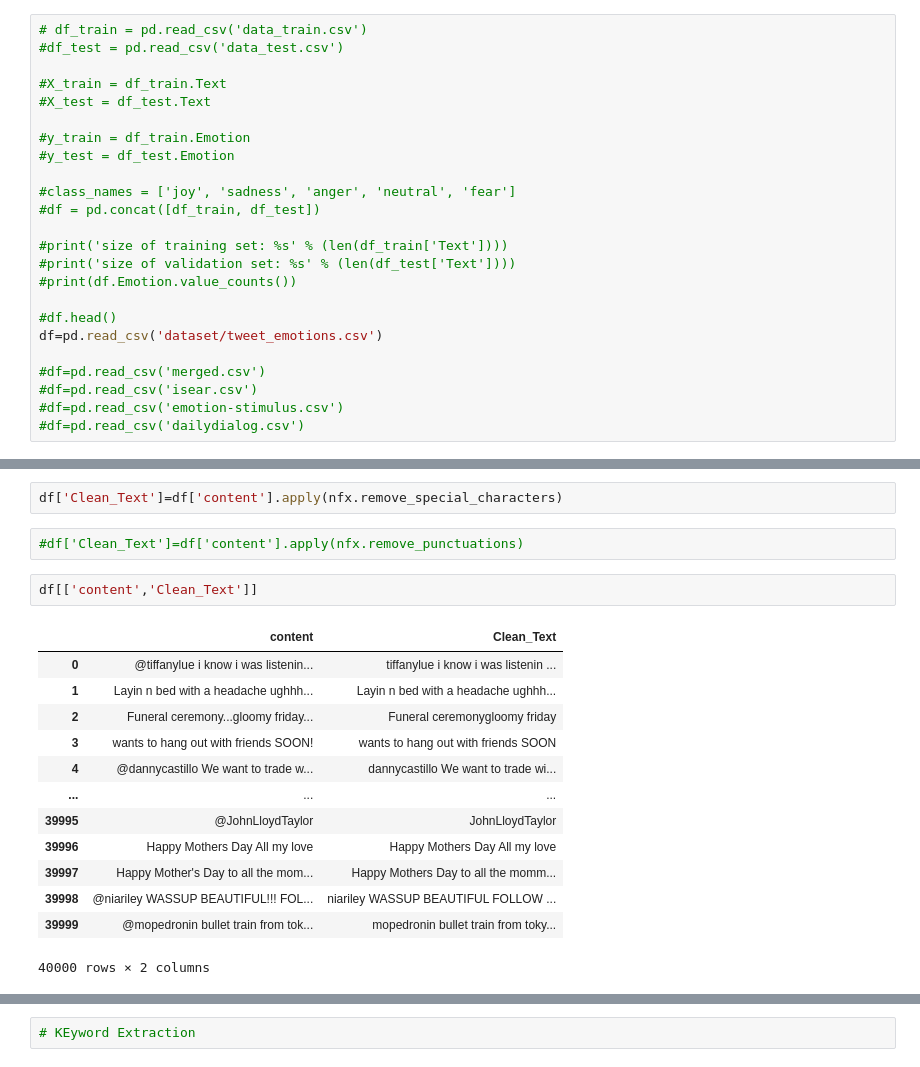
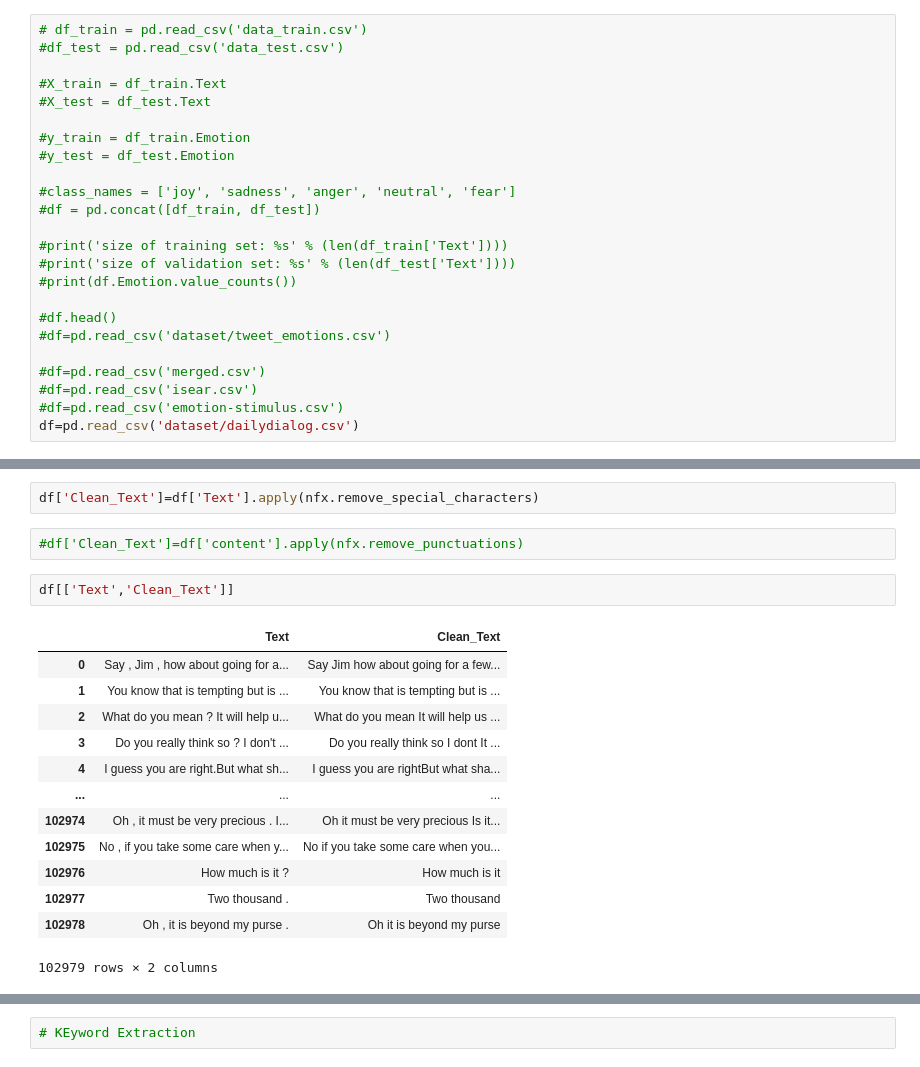
Before and after one commit to yasinicl/Emotion-Recognition, a Jupyter notebook: Emotion Recognition.ipynb, the cells around one changed output, grey strips where cells are left out. Saved outputs shown, nothing was run; the diff lists cells and outputs as text.

```diff
--- a/Emotion Recognition.ipynb
+++ b/Emotion Recognition.ipynb
@@ -24,12 +24,12 @@ import neattext.functions as nfx
 #print(df.Emotion.value_counts())
 
 #df.head()
-df=pd.read_csv('dataset/tweet_emotions.csv')
+#df=pd.read_csv('dataset/tweet_emotions.csv')
 
 #df=pd.read_csv('merged.csv')
 #df=pd.read_csv('isear.csv')
 #df=pd.read_csv('emotion-stimulus.csv')
-#df=pd.read_csv('dailydialog.csv')
+df=pd.read_csv('dataset/dailydialog.csv')
 # %%
 df.head()
 # %% [output]
@@ -130,25 +122,25 @@ dir(nfx)
  'word_freq',
  'word_length_freq']
 # %%
-df['Clean_Text']=df['content'].apply(nfx.remove_special_characters)
+df['Clean_Text']=df['Text'].apply(nfx.remove_special_characters)
 # %%
 #df['Clean_Text']=df['content'].apply(nfx.remove_punctuations)
 # %%
-df[['content','Clean_Text']]
+df[['Text','Clean_Text']]
 # %% [output]
-|  | content | Clean_Text |
-| 0 | @tiffanylue i know i was listenin... | tiffanylue i know i was listenin ... |
-| 1 | Layin n bed with a headache ughhh... | Layin n bed with a headache ughhh... |
-| 2 | Funeral ceremony...gloomy friday... | Funeral ceremonygloomy friday |
-| 3 | wants to hang out with friends SOON! | wants to hang out with friends SOON |
-| 4 | @dannycastillo We want to trade w... | dannycastillo We want to trade wi... |
+|  | Text | Clean_Text |
+| 0 | Say , Jim , how about going for a... | Say Jim how about going for a few... |
+| 1 | You know that is tempting but is ... | You know that is tempting but is ... |
+| 2 | What do you mean ? It will help u... | What do you mean It will help us ... |
+| 3 | Do you really think so ? I don't ... | Do you really think so I dont It ... |
+| 4 | I guess you are right.But what sh... | I guess you are rightBut what sha... |
 | ... | ... | ... |
-| 39995 | @JohnLloydTaylor | JohnLloydTaylor |
-| 39996 | Happy Mothers Day All my love | Happy Mothers Day All my love |
-| 39997 | Happy Mother's Day to all the mom... | Happy Mothers Day to all the momm... |
-| 39998 | @niariley WASSUP BEAUTIFUL!!! FOL... | niariley WASSUP BEAUTIFUL FOLLOW ... |
-| 39999 | @mopedronin bullet train from tok... | mopedronin bullet train from toky... |
+| 102974 | Oh , it must be very precious . I... | Oh it must be very precious Is it... |
+| 102975 | No , if you take some care when y... | No if you take some care when you... |
+| 102976 | How much is it ? | How much is it |
+| 102977 | Two thousand . | Two thousand |
+| 102978 | Oh , it is beyond my purse . | Oh it is beyond my purse |
-40000 rows × 2 columns
+102979 rows × 2 columns
 # %%
 df['Clean_Text']
 # %% [output]
```
Also changed, not shown: parts of 23 cells of this notebook.
